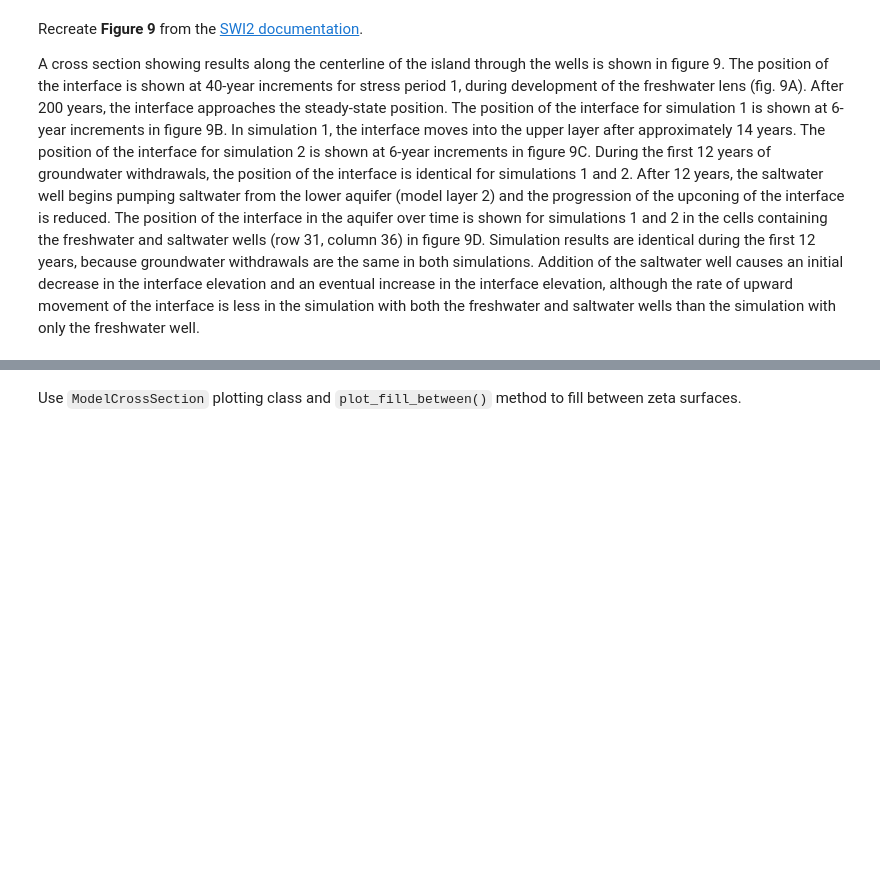
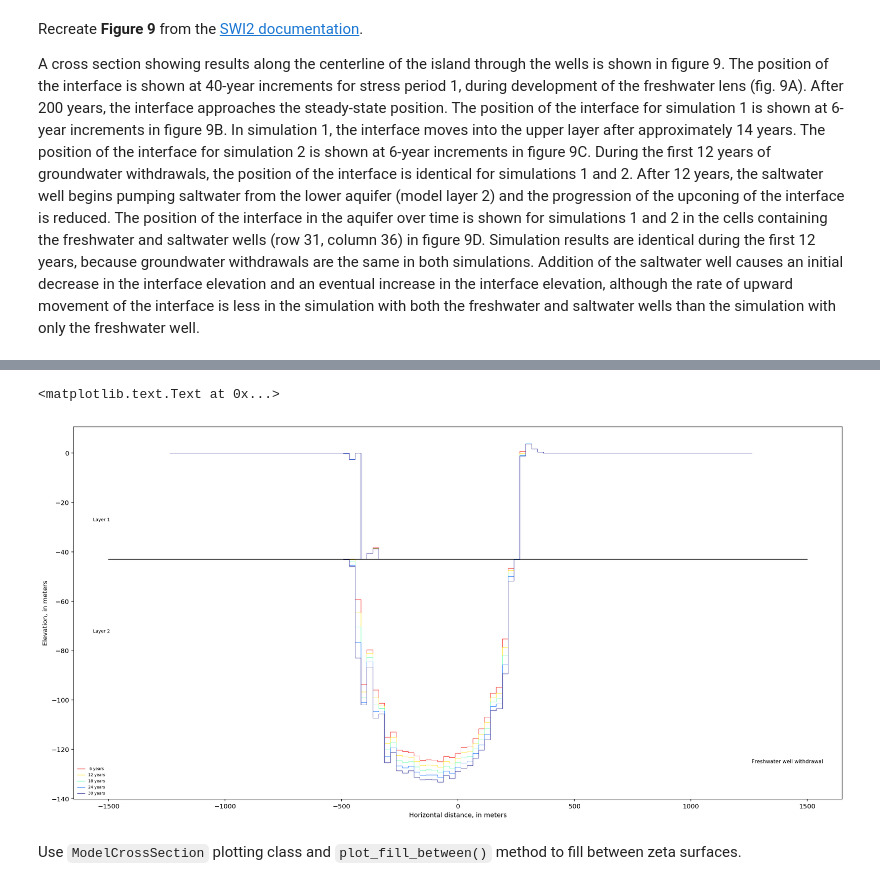
Before and after one commit to spencerbh/Fogland, a Jupyter notebook: flopy3_SWI2_Fogland_UNIX_pixel.ipynb, the cells around one changed output, grey strips where cells are left out. Saved outputs shown, nothing was run; the diff lists cells and outputs as text; code cells hidden in the pictures; blank space fills up the shorter version.

```diff
--- a/flopy3_SWI2_Fogland_UNIX_pixel.ipynb
+++ b/flopy3_SWI2_Fogland_UNIX_pixel.ipynb
@@ -672,3 +648,80 @@ NameError: name 'zeta2' is not defined
+# %%
+plt.rcParams.update({'legend.fontsize': 6, 'legend.frameon' : False})
+#fig = plt.figure(figsize=(fwid, fhgt), facecolor='w')
+fig = plt.figure(figsize=(20, 10), facecolor='w')
+fig.subplots_adjust(wspace=0.25, hspace=0.25, left=flft, right=frgt, bottom=fbot, top=ftop)
+
+# second plot
+ax = fig.add_subplot(1, 1, 1)
+# axes limits
+#ax.set_xlim(-1500, 1500)
+#ax.set_ylim(-50, -10)
+for idx in range(5, len(years)):
+    # layer 1
+    ax.plot(xcell, zeta[idx, 0, 30, :], drawstyle='steps-mid',
+            linewidth=0.5, color=cc[idx-5], label='{:2d} years'.format(years[idx]))
+    # layer 2
+    ax.plot(xcell, zeta[idx, 1, 30, :], drawstyle='steps-mid',
+            linewidth=0.5, color=cc[idx-5], label='_None')
+ax.plot([-1500, 1500], [-43, -43], color='k', linewidth=1.0)
+# legend
+plt.legend(loc='lower left')
+# axes labels and text
+ax.set_xlabel('Horizontal distance, in meters')
+ax.set_ylabel('Elevation, in meters')
+ax.text(0.025, .75, 'Layer 1', transform=ax.transAxes, va='center', ha='left', size='7')
+ax.text(0.025, .45, 'Layer 2', transform=ax.transAxes, va='center', ha='left', size='7')
+ax.text(0.975, .1, 'Freshwater well withdrawal', transform=ax.transAxes, va='center', ha='right', size='8')
+
+# # third plot
+# ax = fig.add_subplot(2, 2, 3)
+# # axes limits
+# ax.set_xlim(-1500, 1500)
+# ax.set_ylim(-50, -10)
+# for idx in range(5, len(years)):
+#     # layer 1
+#     ax.plot(xcell, zeta2[idx, 0, 30, :], drawstyle='steps-mid',
+#             linewidth=0.5, color=cc[idx-5], label='{:2d} years'.format(years[idx]))
+#     # layer 2
+#     ax.plot(xcell, zeta2[idx, 1, 30, :], drawstyle='steps-mid',
+#             linewidth=0.5, color=cc[idx-5], label='_None')
+# ax.plot([-1500, 1500], [-30, -30], color='k', linewidth=1.0)
+# # legend
+# plt.legend(loc='lower left')
+# # axes labels and text
+# ax.set_xlabel('Horizontal distance, in meters')
+# ax.set_ylabel('Elevation, in meters')
+# ax.text(0.025, .55, 'Layer 1', transform=ax.transAxes, va='center', ha='left', size='7')
+# ax.text(0.025, .45, 'Layer 2', transform=ax.transAxes, va='center', ha='left', size='7')
+# ax.text(0.975, .1, 'Freshwater and saltwater\nwell withdrawals', transform=ax.transAxes,
+#         va='center', ha='right', size='8')
+
+# # fourth plot
+# ax = fig.add_subplot(2, 2, 4)
+# # axes limits
+# ax.set_xlim(0, 30)
+# ax.set_ylim(-50, -10)
+# t = zobs['TOTIM'][999:] / 365 - 200.
+# tz2 = zobs['layer1_001'][999:]
+# tz3 = zobs2['layer1_001'][999:]
+# for i in range(len(t)):
+#     if zobs['layer2_001'][i+999] < -30. - 0.1:
+#         tz2[i] = zobs['layer2_001'][i+999]
+#     if zobs2['layer2_001'][i+999] < 20. - 0.1:
+#         tz3[i] = zobs2['layer2_001'][i+999]
+# ax.plot(t, tz2, linestyle='solid', color='r', linewidth=0.75, label='Freshwater well')
+# ax.plot(t, tz3, linestyle='dotted', color='r', linewidth=0.75, label='Freshwater and saltwater well')
+# ax.plot([0, 30], [-30, -30], 'k', linewidth=1.0, label='_None')
+# # legend
+# leg = plt.legend(loc='lower right', numpoints=1)
+# # axes labels and text
+# ax.set_xlabel('Time, in years')
+# ax.set_ylabel('Elevation, in meters')
+# ax.text(0.025, .55, 'Layer 1', transform=ax.transAxes, va='center', ha='left', size='7')
+# ax.text(0.025, .45, 'Layer 2', transform=ax.transAxes, va='center', ha='left', size='7');
+# %% [output]
+<matplotlib.text.Text at 0x...>
+[figure, added]
 # %% [markdown]
 Use `ModelCrossSection` plotting class and `plot_fill_between()` method to fill between zeta surfaces.
 # %%
```
Also changed, not shown: parts of 12 cells of this notebook, 5 other files.
